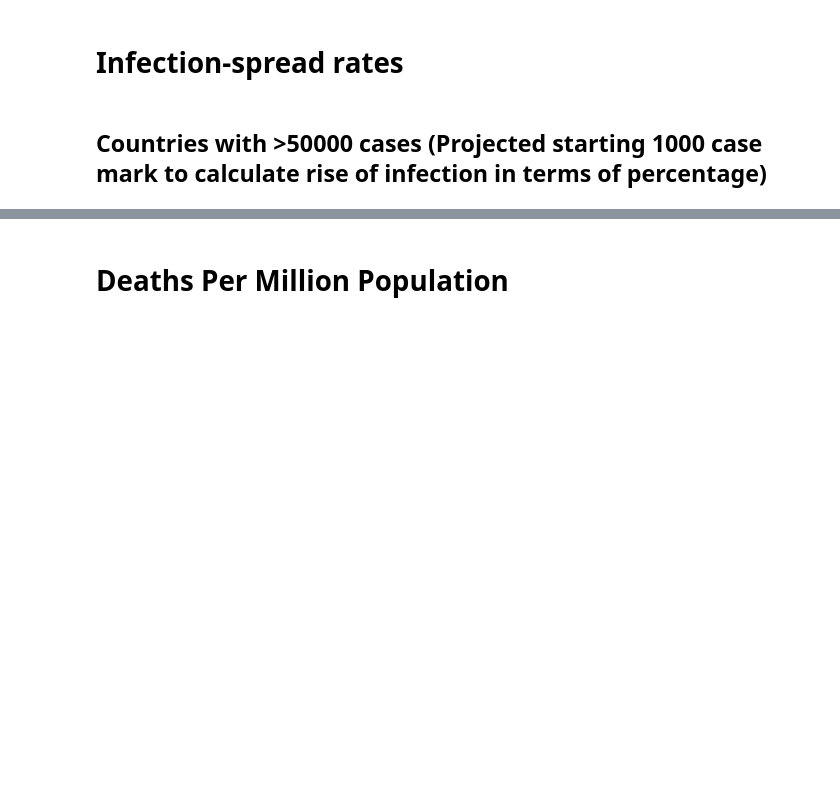
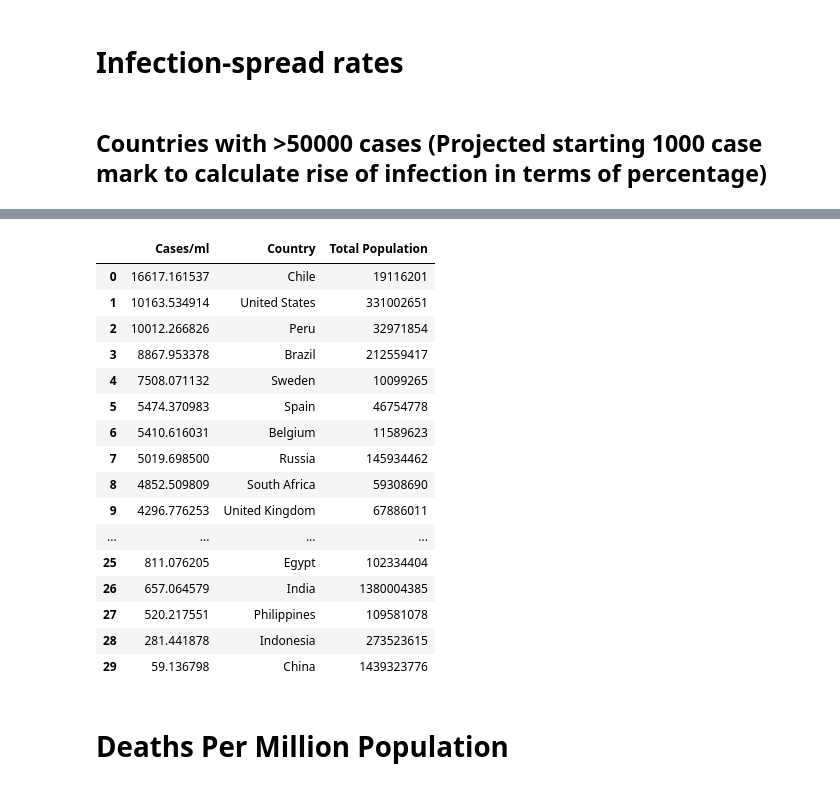
Before and after one commit to Guneetgstar/covid19, a Jupyter notebook: _notebooks/2020-05-15-relation-in-deaths-and-number-of-cases.ipynb, the cells around one changed output, grey strips where cells are left out. Saved outputs shown, nothing was run; the diff lists cells and outputs as text; code cells hidden in the pictures; blank space fills up the shorter version.

Commit message:
Added Cases/million

```diff
--- a/_notebooks/2020-05-15-relation-in-deaths-and-number-of-cases.ipynb
+++ b/_notebooks/2020-05-15-relation-in-deaths-and-number-of-cases.ipynb
@@ -60,6 +61,8 @@ temp_rank_data=temp_rank_data.sort_values(by='total',ascending=False)
 # %%
 #hide
 countries=temp_rank_data.country[0:20]
+cases_countries=temp_rank_data.country[temp_rank_data["total"]>1]
+# display(cases_countries)
 country_data=[]
 for i in countries:
     filter_country = data["location"]== i
@@ -81,7 +84,7 @@ for each in country_data :
     # display(each)
     every_country_data=every_country_data.append(each)
 # pd.set_option('display.max_rows', None)
-# every_country_data[every_country_data.location=='Iran']
+# every_country_data
 # %% [markdown]
 # Death Rate
 # %% [markdown]
@@ -221,0 +229,19 @@ death_table
+# %%
+#hide
+cdata = data.rename(columns={"total_confirmed": "total_cases"})
+# ddata.columns
+
+# Population data
+data_pop=pd.read_csv("data_files/world_population.csv")[["country","population"]]
+data_pop=data_pop[data_pop.country.isin(cases_countries)]
+# To list the countries who's population is not found in world bank
+# pd.set_option('display.max_rows', None)
+# countries=countries[~countries.isin(data_pop.country)]
+cases_countries=cases_countries[cases_countries.isin(data_pop.country)]
+
+
+# display(data_pop.country.unique().size , countries.size)
+# (countries.isin(data_pop.country))[countries == False]
+data_pc=cdata.copy()
+data_pc=data_pc[data_pc.location.isin(cases_countries)]
+# data_pc
@@ -298,2 +362,32 @@ pd.set_option('display.max_rows', 100)
+# %%
+#hide_input
+
+source=data_plot
+
+death_table=pd.DataFrame(columns={'Country','Patients/ml','Total Population'})
+for each in cases_countries:
+    temp=source[source['location']==each]
+    # display(temp)
+    death_table=death_table.append([{'Country':each, 'Patients/ml' : temp.total_cases.tail(1).to_list()[0], 'Total Population':data_pop.loc[data_pop.country == each, "population"].astype(int).to_list()[0]}])
+death_table=death_table.reset_index().drop('index',axis=1)
+death_table
+# %% [output]
+|  | Cases/ml | Country | Total Population |
+| 0 | 16617.161537 | Chile | 19116201 |
+| 1 | 10163.534914 | United States | 331002651 |
+| 2 | 10012.266826 | Peru | 32971854 |
+| 3 | 8867.953378 | Brazil | 212559417 |
+| 4 | 7508.071132 | Sweden | 10099265 |
+| 5 | 5474.370983 | Spain | 46754778 |
+| 6 | 5410.616031 | Belgium | 11589623 |
+| 7 | 5019.698500 | Russia | 145934462 |
+| 8 | 4852.509809 | South Africa | 59308690 |
+| 9 | 4296.776253 | United Kingdom | 67886011 |
+| ... | ... | ... | ... |
+| 25 | 811.076205 | Egypt | 102334404 |
+| 26 | 657.064579 | India | 1380004385 |
+| 27 | 520.217551 | Philippines | 109581078 |
+| 28 | 281.441878 | Indonesia | 273523615 |
+| 29 | 59.136798 | China | 1439323776 |
 # %% [markdown]
 # Deaths Per Million Population
```
Also changed, not shown: parts of 10 cells of this notebook, 31 other files.
